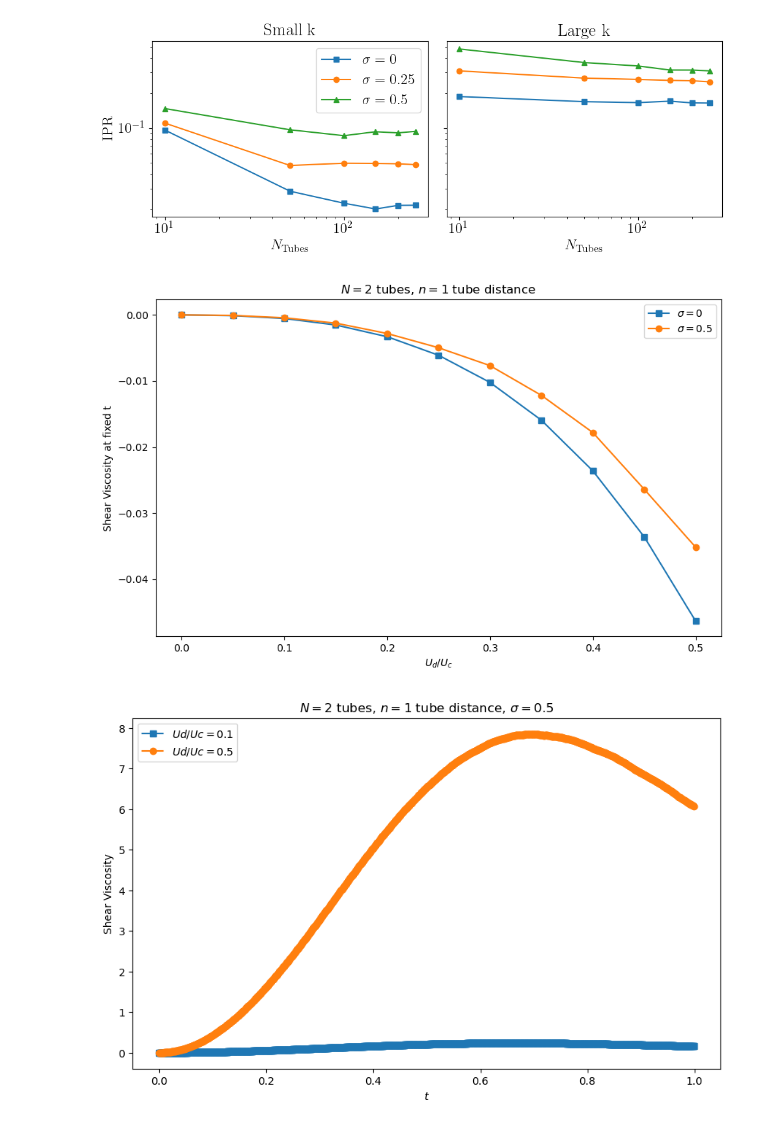
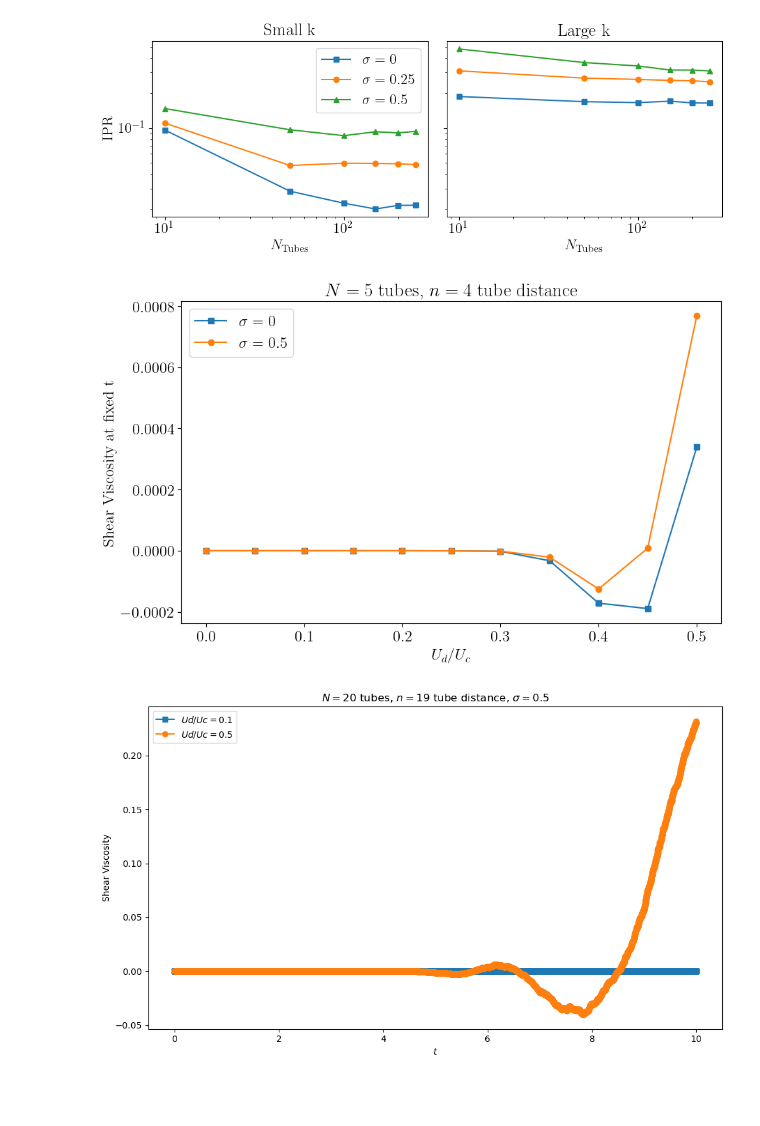
Before and after one commit to ofeypolv/dipbec, a Jupyter notebook: runs.ipynb, the cells around one changed output. Drawn from its saved outputs; the diff is of its cells as text; code cells hidden in the pictures; blank space fills up the shorter version.

```diff
--- a/runs.ipynb
+++ b/runs.ipynb
@@ -564,7 +564,7 @@ plt.show()
 # %%
 # viscosity vs Ud/Uc for a fixed Ntubes, sigma, ny and t
 
-Ntubes = 2
+Ntubes = 5
 kx_small = 0.1
 kx_large = 2.0
 Uc = 1.0
@@ -607,11 +607,11 @@ plt.legend(loc='best')
 plt.title(r"$N = {}$ tubes, $n = {}$ tube distance".format(Ntubes,ny))
 plt.show()
 # %% [output]
-[figure, old version]
+[figure, new version]
 # %%
 # viscosity vs t for a fixed Ud/Uc, Ntubes, sigma, ny
 
-Ntubes = 2
+Ntubes = 20
 kx_small = 0.1
 kx_large = 2.0
 Uc = 1.0
@@ -622,35 +622,41 @@ sigma = 0.5
 Nmesh = 10
 ny = Ntubes-1
 
-tdar = np.arange(0, 1, .001)
+tdar = np.arange(0, 10, .001)
 kxar = np.linspace(kx_small, kx_large, Nmesh)
 
 def intg(kxar,far):
     intg = (kxar[-1]-kxar[0])*np.sum(far)/len(kxar)
     return intg
 
 viscs_t = []
 viscs_kx = []
 viscl_t = []
 viscl_kx = []
 
 for t in tqdm(tdar):
     for kx in tqdm(kxar):
         runs_k = dipolarBEC.dipolarBEC(Ntubes, kx, Uc, Ud_s, Ndisr, sigma)
         runl_k = dipolarBEC.dipolarBEC(Ntubes, kx, Uc, Ud_l, Ndisr, sigma)
         viscs_kx.append( runs_k.visc_k(ny,t) )
         viscl_kx.append( runl_k.visc_k(ny,t) )
     viscs_t.append( intg(kxar,viscs_kx) )
     viscl_t.append( intg(kxar,viscl_kx) )
 
 
 plt.figure(figsize=(10,6))
 plt.xlabel(r"$t$")
 plt.ylabel(r"Shear Viscosity")
 plt.plot(tdar, viscs_t, label=r'$Ud/Uc = {}$'.format(Ud_s),  marker='s')
 plt.plot(tdar, viscl_t, label=r'$Ud/Uc = {}$'.format(Ud_l), marker='o')
 plt.legend(loc='best')
 plt.title(r"$N = {}$ tubes, $n = {}$ tube distance, $\sigma = {}$".format(Ntubes,ny, sigma))
+
+plt.tight_layout()
+plt.savefig('visc_vs_t.pdf', format='pdf', bbox_inches='tight') # uncomment to save the figure
+
+
+
 plt.show()
 # %% [output]
-[figure, old version]
+[figure, new version]
```
Also changed, not shown: parts of 4 cells of this notebook, 6 other files.
